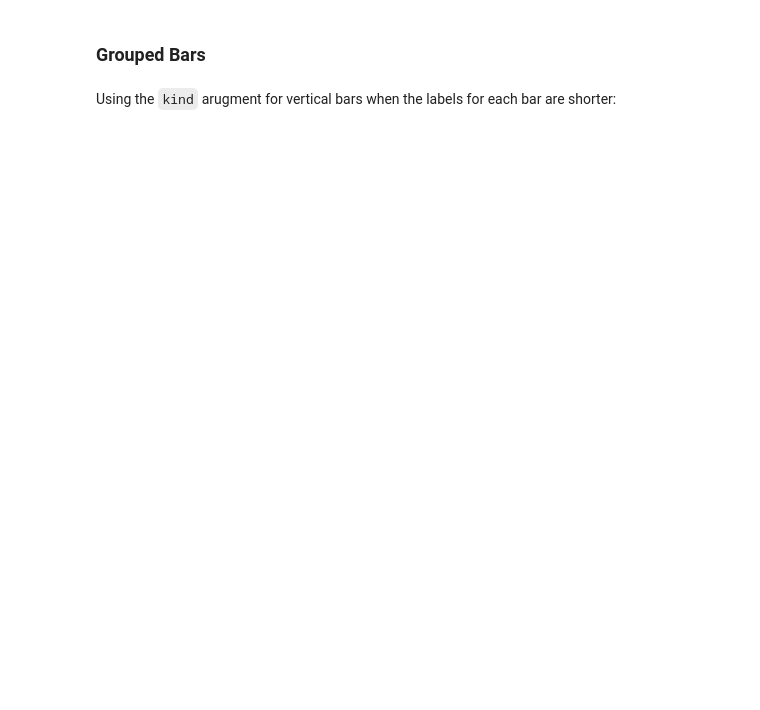
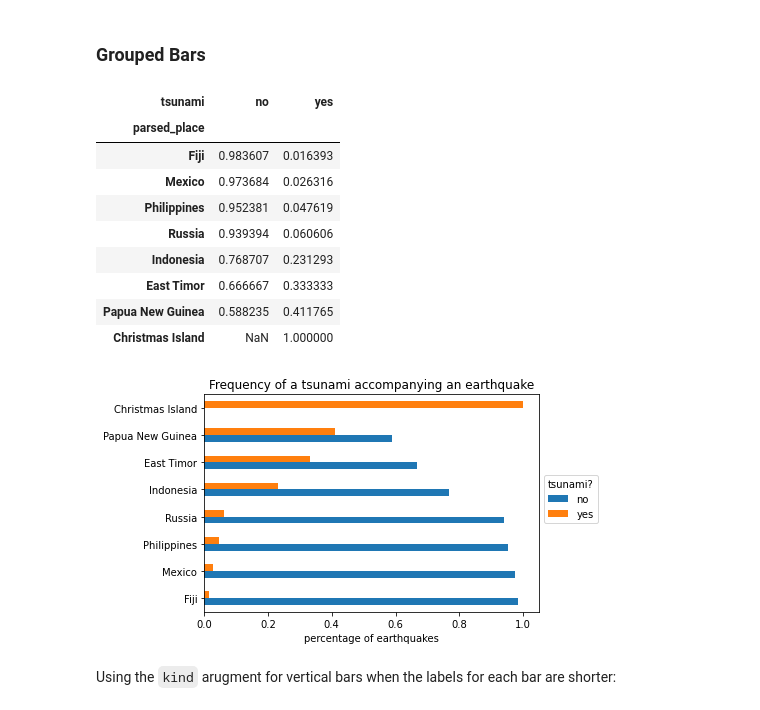
Before and after one commit to kevinsthompson/09-Hands-On-Data-Analysis-with-Pandas-2nd-edition, a Jupyter notebook: ch_05/2-plotting_with_pandas.ipynb, the cells around one changed output. Saved outputs shown, nothing was run; the diff lists cells and outputs as text; code cells hidden in the pictures; blank space fills up the shorter version.

```diff
--- a/ch_05/2-plotting_with_pandas.ipynb
+++ b/ch_05/2-plotting_with_pandas.ipynb
@@ -527,20 +567,40 @@ plt.ylabel('count')
 # %% [markdown]
 ### Grouped Bars
 # %%
-quakes.groupby(['parsed_place', 'tsunami']).mag.count()\
+quakes.groupby(['parsed_place', 'tsunami'])['mag'].count()\
     .unstack().apply(lambda x: x / x.sum(), axis=1)\
     .rename(columns={0: 'no', 1: 'yes'})\
     .sort_values('yes', ascending=False)[7::-1]\
     .plot.barh(
         title='Frequency of a tsunami accompanying an earthquake'
     )
 
 # move legend to the right of the plot
 plt.legend(title='tsunami?', bbox_to_anchor=(1, 0.65))
 
 # label the axes (discussed in chapter 6)
 plt.xlabel('percentage of earthquakes')
 plt.ylabel('')
+
+# KT Working
+# quakes.groupby(['parsed_place', 'tsunami'])['mag']\
+#     .count()\
+#     .unstack()\
+#     .apply(lambda x: x / x.sum(), axis=1)\
+#     .rename(columns={0: 'no', 1: 'yes'})\
+#     .sort_values('yes', ascending=False)[7::-1]\
+# %% [output]
+| tsunami | no | yes |
+| parsed_place |  |  |
+| Fiji | 0.983607 | 0.016393 |
+| Mexico | 0.973684 | 0.026316 |
+| Philippines | 0.952381 | 0.047619 |
+| Russia | 0.939394 | 0.060606 |
+| Indonesia | 0.768707 | 0.231293 |
+| East Timor | 0.666667 | 0.333333 |
+| Papua New Guinea | 0.588235 | 0.411765 |
+| Christmas Island | NaN | 1.000000 |
+[figure, added]
 # %% [markdown]
 Using the `kind` arugment for vertical bars when the labels for each bar are shorter:
 # %%
```
Also changed, not shown: parts of 13 cells of this notebook, 1 other file.
